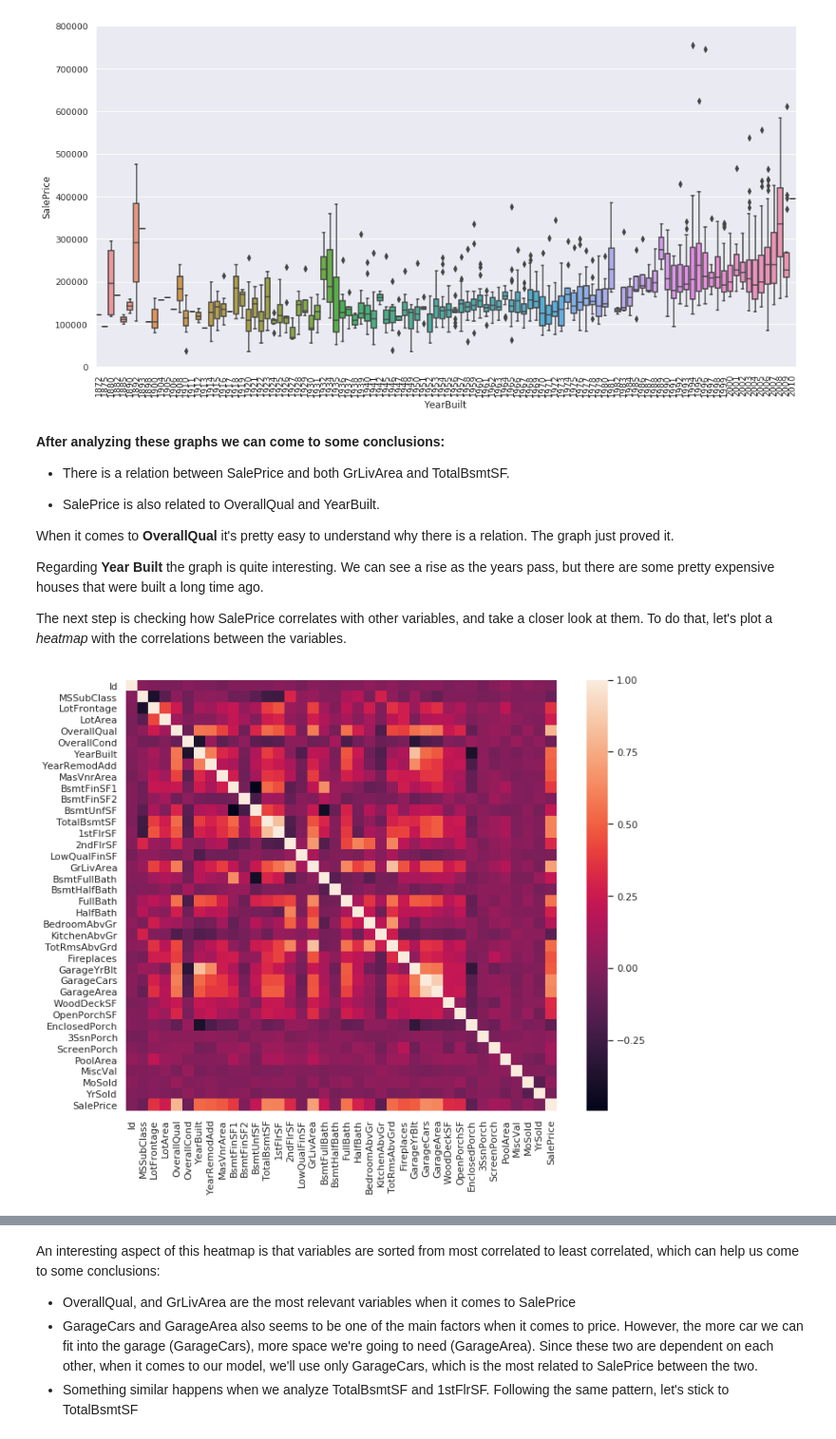
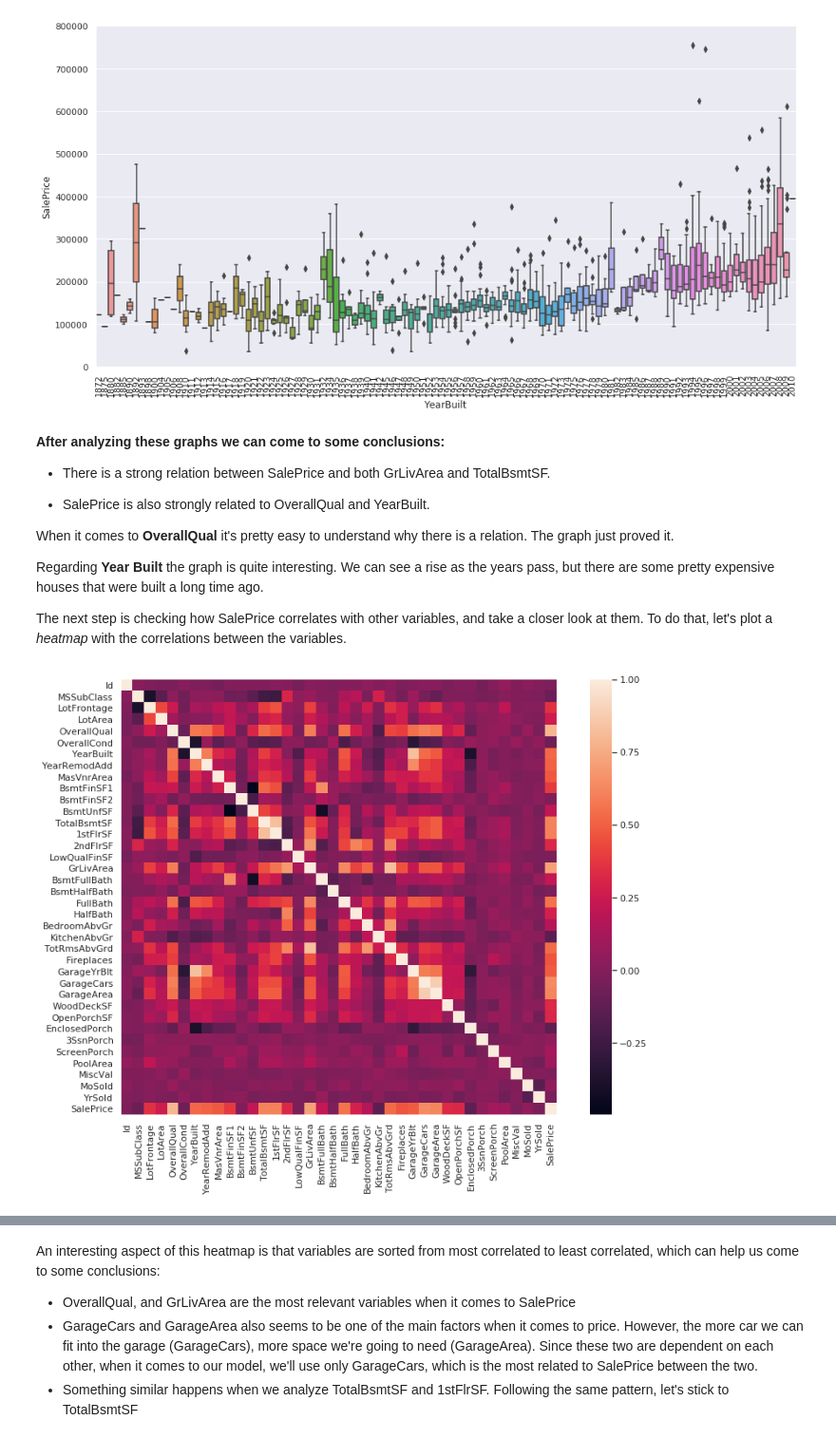
Before and after one commit to rafaelnduarte/Kaggle_House_Prices, a Jupyter notebook: Kaggle_House_Price_Prediction.ipynb, the cells around one changed output, grey strips where cells are left out. Shown at 95% size. Saved outputs shown, nothing was run; the diff lists cells and outputs as text; code cells hidden in the pictures.

```diff
--- a/Kaggle_House_Price_Prediction.ipynb
+++ b/Kaggle_House_Price_Prediction.ipynb
@@ -712,9 +747,9 @@ plt.xticks(rotation=90);
 # %% [markdown]
 **After analyzing these graphs we can come to some conclusions:**
 
-* There is a relation between SalePrice and both GrLivArea and TotalBsmtSF.
+* There is a strong relation between SalePrice and both GrLivArea and TotalBsmtSF.
 
-* SalePrice is also related to OverallQual and YearBuilt.
+* SalePrice is also strongly related to OverallQual and YearBuilt.
 
 When it comes to **OverallQual** it's pretty easy to understand why there is a relation. The graph just proved it.
 
@@ -724,10 +759,11 @@ The next step is checking how SalePrice correlates with other variables, and tak
 # %%
 # creating the correlation matrix
 corr = train.corr()
 
 # plotting the heatmap
 f, ax = plt.subplots(figsize=(12, 9))
 
 sns.heatmap(corr, fmt='.2f', square=True, linecolor='white', vmax=1.0, annot=False);
+plt.tight_layout()
 # %% [output]
-[figure, old version]
+[figure, new version]
```
Also changed, not shown: parts of 35 cells of this notebook.
